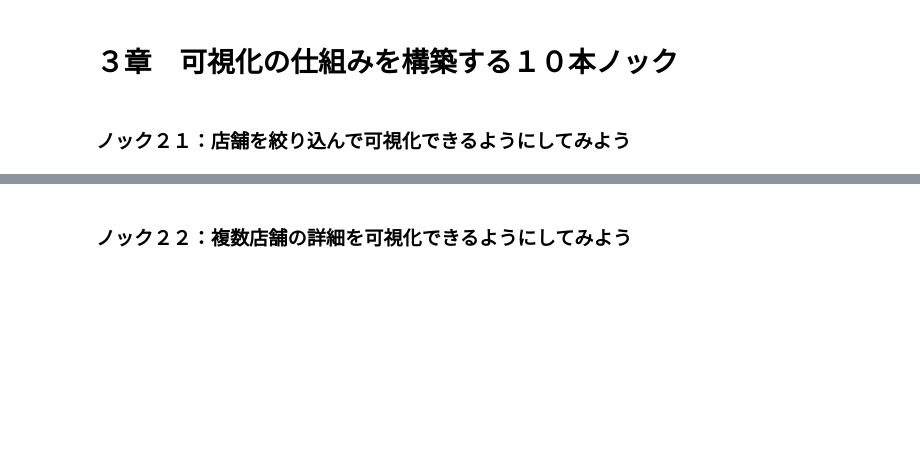
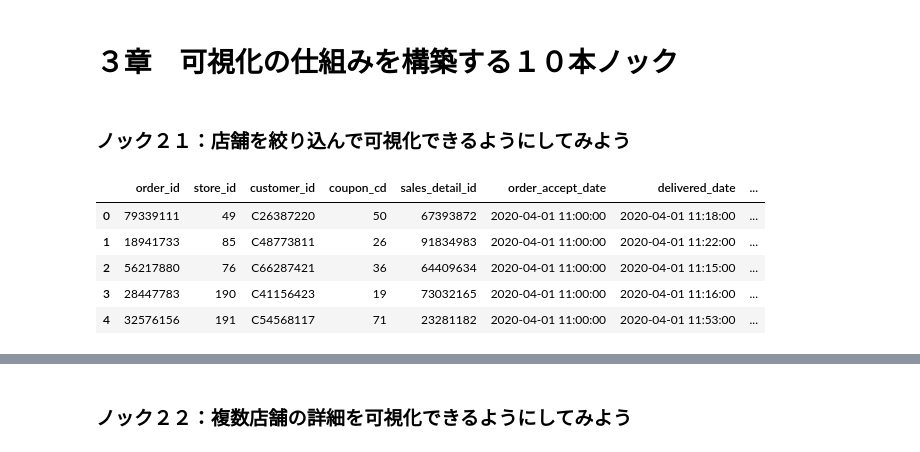
Before and after one commit to itomond-home/100knock, a Jupyter notebook: PYTHON/03章/Training_03.ipynb, the cells around one changed output, grey strips where cells are left out. Drawn from its saved outputs; the diff is of its cells as text; code cells hidden in the pictures; blank space fills up the shorter version.

```diff
--- a/PYTHON/03章/Training_03.ipynb
+++ b/PYTHON/03章/Training_03.ipynb
@@ -2,3 +2,30 @@
 # ３章　可視化の仕組みを構築する１０本ノック
 # %% [markdown]
 ### ノック２１：店舗を絞り込んで可視化できるようにしてみよう
+# %%
+import pandas as pd
+from IPython.display import display, clear_output
+
+m_store = pd.read_csv("m_store.csv")
+m_area = pd.read_csv("m_area.csv")
+order_data = pd.read_csv("tbl_order_202004.csv")
+order_data = pd.merge(order_data, m_store, on="store_id", how="left")
+order_data = pd.merge(order_data, m_area, on="area_cd", how="left")
+
+# マスターにないコードに対応した文字列を設定
+order_data.loc[order_data["takeout_flag"]==0, "takeout_name"] = "デリバリー"
+order_data.loc[order_data["takeout_flag"]==1, "takeout_name"] = "お持ち帰り"
+
+order_data.loc[order_data["status"]==0, "status_name"] = "受付"
+order_data.loc[order_data["status"]==1, "status_name"] = "お支払済"
+order_data.loc[order_data["status"]==2, "status_name"] = "お渡し済"
+order_data.loc[order_data["status"]==9, "status_name"] = "キャンセル"
+
+order_data.head()
+# %% [output]
+|  | order_id | store_id | customer_id | coupon_cd | sales_detail_id | order_accept_date | delivered_date | ... |
+| 0 | 79339111 | 49 | C26387220 | 50 | 67393872 | 2020-04-01 11:00:00 | 2020-04-01 11:18:00 | ... |
+| 1 | 18941733 | 85 | C48773811 | 26 | 91834983 | 2020-04-01 11:00:00 | 2020-04-01 11:22:00 | ... |
+| 2 | 56217880 | 76 | C66287421 | 36 | 64409634 | 2020-04-01 11:00:00 | 2020-04-01 11:15:00 | ... |
+| 3 | 28447783 | 190 | C41156423 | 19 | 73032165 | 2020-04-01 11:00:00 | 2020-04-01 11:16:00 | ... |
+| 4 | 32576156 | 191 | C54568117 | 71 | 23281182 | 2020-04-01 11:00:00 | 2020-04-01 11:53:00 | ... |
```
Also changed, not shown: parts of 4 cells of this notebook.
